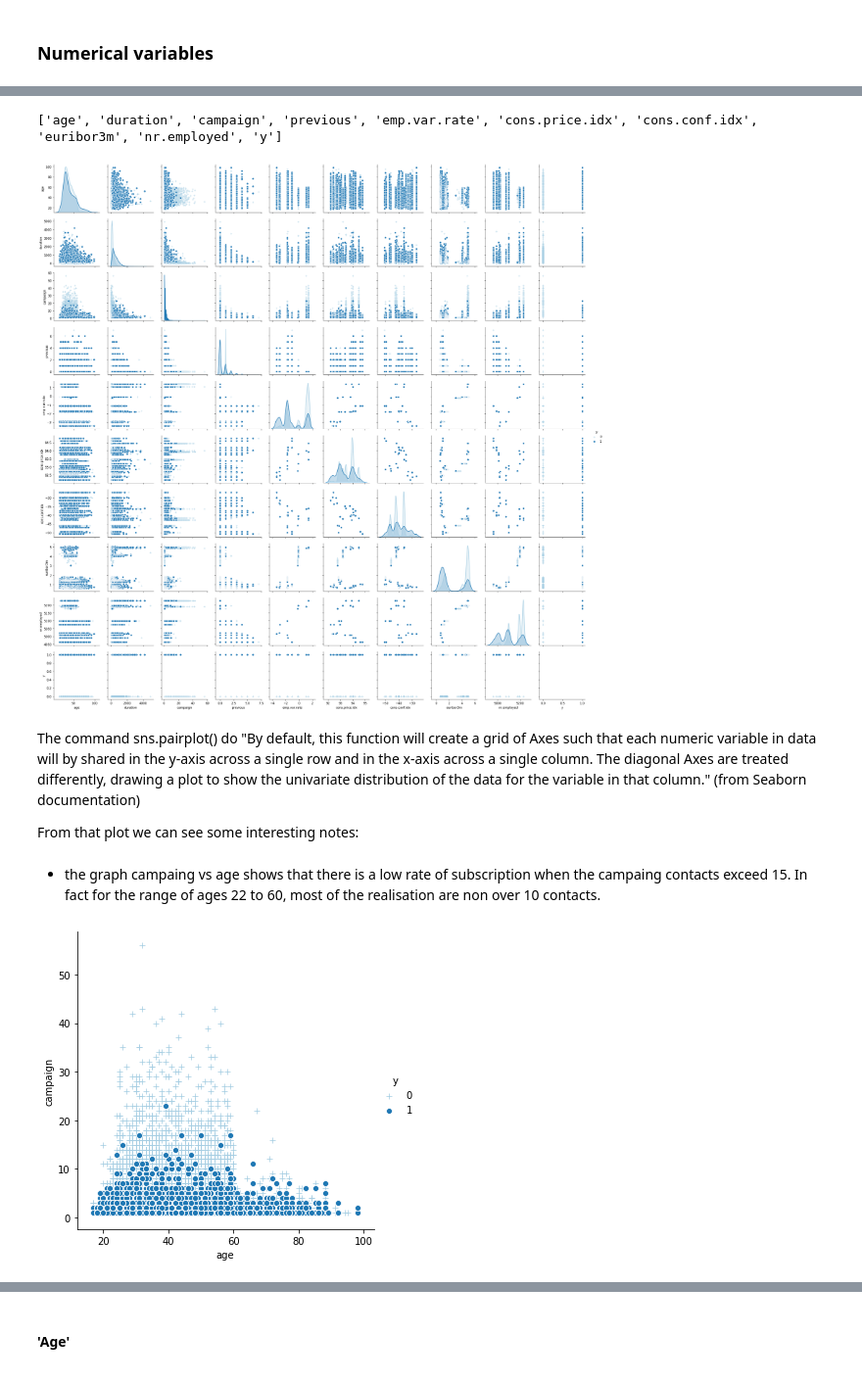
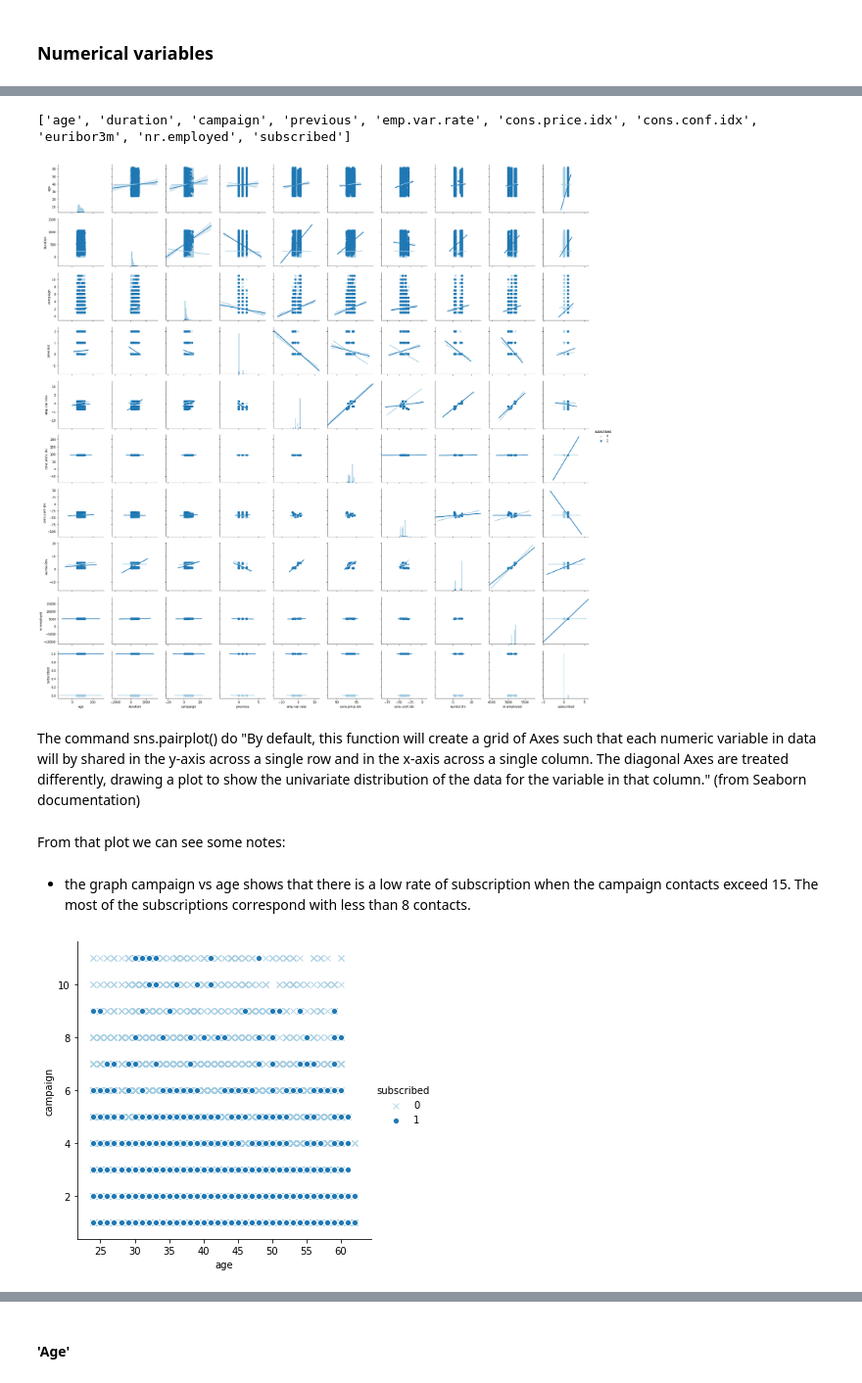
Before and after one commit to germa89/DataScientist-JobAssessment, a Jupyter notebook: Finance Job Assessment-Notebook.ipynb, the cells around one changed output, grey strips where cells are left out. Shown at 98% size. Drawn from its saved outputs; the diff is of its cells as text; code cells hidden in the pictures.

Commit message:
Refined the dataprocessing step. The correlation analysis by ranges has been deleted.

```diff
--- a/Finance Job Assessment-Notebook.ipynb
+++ b/Finance Job Assessment-Notebook.ipynb
@@ -211,0 +406,4 @@ Eventually I'm going to need to repeat this change in the rest of the categorica
+# %%
+df.drop(axis=0,index=df[df['education']=='unknown'].index, inplace=True)
+
+df.shape
@@ -211,0 +442,4 @@ Eventually I'm going to need to repeat this change in the rest of the categorica
+# %%
+df.drop(axis=0,index=df[df['job']=='unknown'].index, inplace=True)
+
+df.shape
@@ -211,0 +454,3 @@ Eventually I'm going to need to repeat this change in the rest of the categorica
+# %%
+df.drop(axis=0, index=df[df['marital']=='unknown'].index, inplace=True)
+df.shape
@@ -212,5 +488,3 @@ Eventually I'm going to need to repeat this change in the rest of the categorica
 # %%
 # Replacing by int.
-df['y'] = [
-    1 if x=='yes' else 0 for x in df.y
-]
+df['subscribed'] = [1 if x=='yes' else 0 for x in df.subscribed]
@@ -244,34 +497,38 @@ So we are going to plot the numerical variables so far.
 # %%
 # So let's filter the columns to the numerical ones.
-vars_ = [each_column for each_column in df.columns.to_list() if np.issubdtype(df[each_column].dtype, np.number) ]
+vars_ = [each_column for each_column in df.columns.to_list() if df[each_column].dtype in (np.int64, np.float64)]
 
 print(vars_)
 # %% [output]
-['age', 'duration', 'campaign', 'previous', 'emp.var.rate', 'cons.price.idx', 'cons.conf.idx', 'euribor3m', 'nr.employed', 'y']
+['age', 'duration', 'campaign', 'previous', 'emp.var.rate', 'cons.price.idx', 'cons.conf.idx', 'euribor3m', 'nr.employed', 'subscribed']
 # %%
 # Plotting
-
-pair_grid = sns.pairplot(df,hue='y', # to plot the points with the marker depending on the subscribed or not
-                         markers=["+",'o'], #['no','yes']
-                         x_vars=vars_,
-                         y_vars=vars_
+pair_grid = sns.pairplot(df,
+                         diag_kind='hist',
+                         hue='subscribed',       # to plot the points with the marker depending on the subscribed or not
+                         hue_order=[0,1],
+                         markers=["x","o"],
+                         vars=vars_  ,
+                         kind='reg'
                         )
 # %% [output]
-[figure, old version]
+[figure, new version]
 # %% [markdown]
 The command sns.pairplot() do "By default, this function will create a grid of Axes such that each numeric variable in data will by shared in the y-axis across a single row and in the x-axis across a single column. The diagonal Axes are treated differently, drawing a plot to show the univariate distribution of the data for the variable in that column." (from Seaborn documentation)
-
-From that plot we can see some interesting notes:
+# %% [markdown]
+From that plot we can see some notes:
 # %% [markdown]
-- the graph campaing vs age shows that there is a low rate of subscription when the campaing contacts exceed 15. In fact for the range of ages 22 to 60, most of the realisation are non over 10 contacts.
+- the graph campaign vs age shows that there is a low rate of subscription when the campaign contacts exceed 15. The most of the subscriptions correspond with less than 8 contacts.
 # %%
-pair_grid = sns.pairplot(df,hue='y', # to plot the points with the marker depending on the subscribed or not
-                         markers=["+",'o'],
+pair_grid = sns.pairplot(df,
+                         hue='subscribed', # to plot the points with the marker depending on the subscribed or not
+                         markers=["x","o"],
+                         hue_order=[0,1],
                          x_vars='age',
                          y_vars='campaign',
                          height = 5
                         )
 # %% [output]
-[figure, old version]
+[figure, new version]
 # %% [markdown]
 - when the duration of the phone call is low, most of the calls ends in no subscriptions. That would make sense since if the person is not interested in the product, he won't keep the call for long.
```
Also changed, not shown: parts of 199 cells of this notebook, 1 other file.
